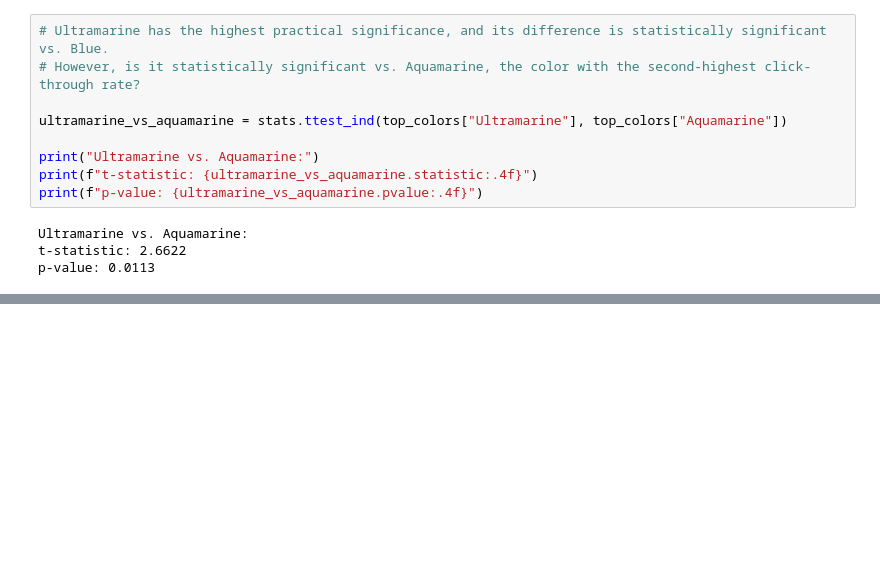
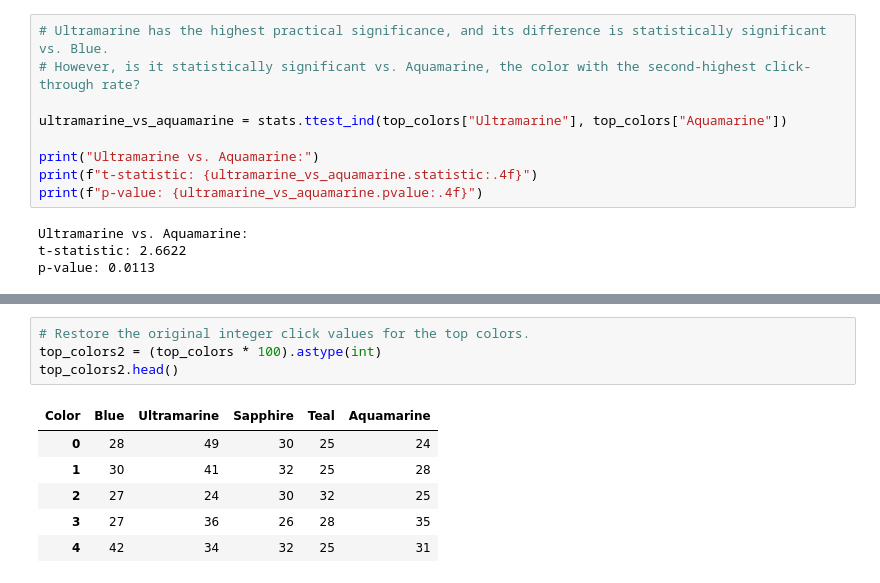
Before and after one commit to tacotuesday/assessing-ad-clicks, a Jupyter notebook: notebooks/assessing_ad_clicks.ipynb, the cells around one changed output, grey strips where cells are left out. Saved outputs shown, nothing was run; the diff lists cells and outputs as text; blank space fills up the shorter version.

```diff
--- a/notebooks/assessing_ad_clicks.ipynb
+++ b/notebooks/assessing_ad_clicks.ipynb
@@ -382,0 +386,11 @@ It is worth noting that the choice of analysis may have affected the statistical
+# %%
+# Restore the original integer click values for the top colors.
+top_colors2 = (top_colors * 100).astype(int)
+top_colors2.head()
+# %% [output]
+| Color | Blue | Ultramarine | Sapphire | Teal | Aquamarine |
+| 0 | 28 | 49 | 30 | 25 | 24 |
+| 1 | 30 | 41 | 32 | 25 | 28 |
+| 2 | 27 | 24 | 30 | 32 | 25 |
+| 3 | 27 | 36 | 26 | 28 | 35 |
+| 4 | 42 | 34 | 32 | 25 | 31 |
```
Also changed, not shown: parts of 8 cells of this notebook.
